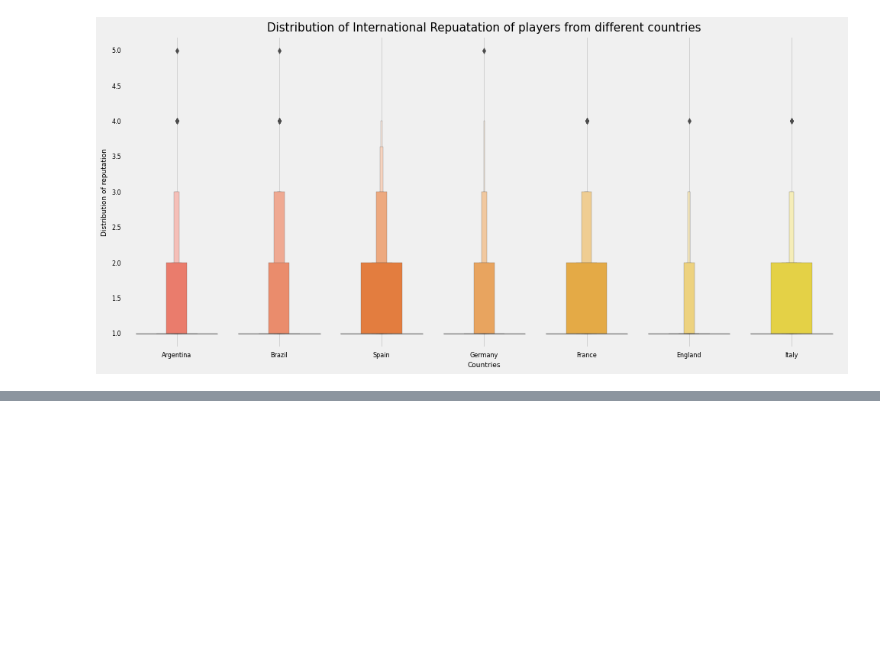
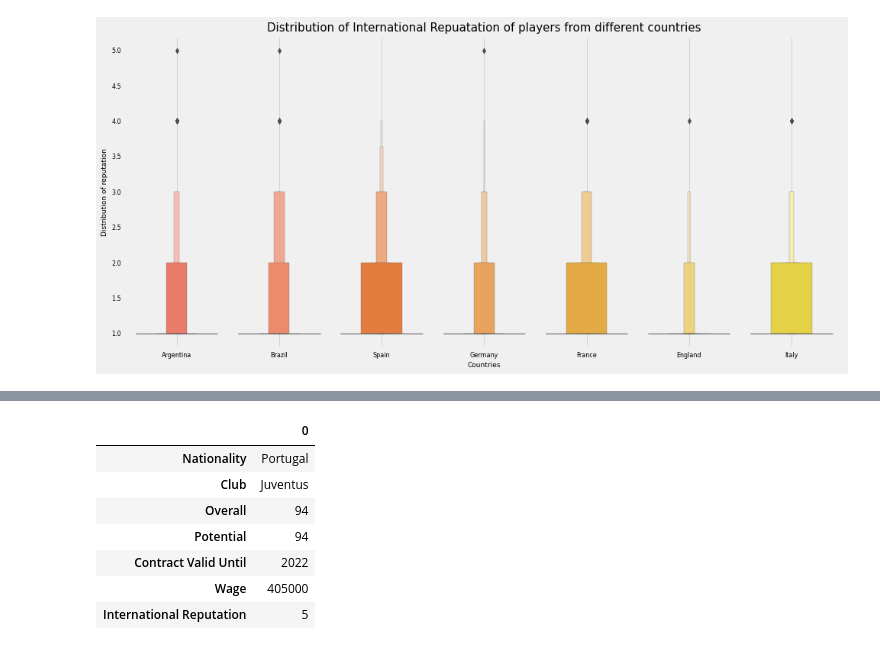
Before and after one commit to brianlobo394/FIFA18Players_Analysis, a Jupyter notebook: FIFA18_EDA.ipynb, the cells around one changed output, grey strips where cells are left out. Saved outputs shown, nothing was run; the diff lists cells and outputs as text; code cells hidden in the pictures; blank space fills up the shorter version.

```diff
--- a/FIFA18_EDA.ipynb
+++ b/FIFA18_EDA.ipynb
@@ -541,0 +557,11 @@ plt.show()
+# %%
+report('Cristiano Ronaldo')
+# %% [output]
+|  | 0 |
+| Nationality | Portugal |
+| Club | Juventus |
+| Overall | 94 |
+| Potential | 94 |
+| Contract Valid Until | 2022 |
+| Wage | 405000 |
+| International Reputation | 5 |
```
Also changed, not shown: parts of 15 cells of this notebook.
